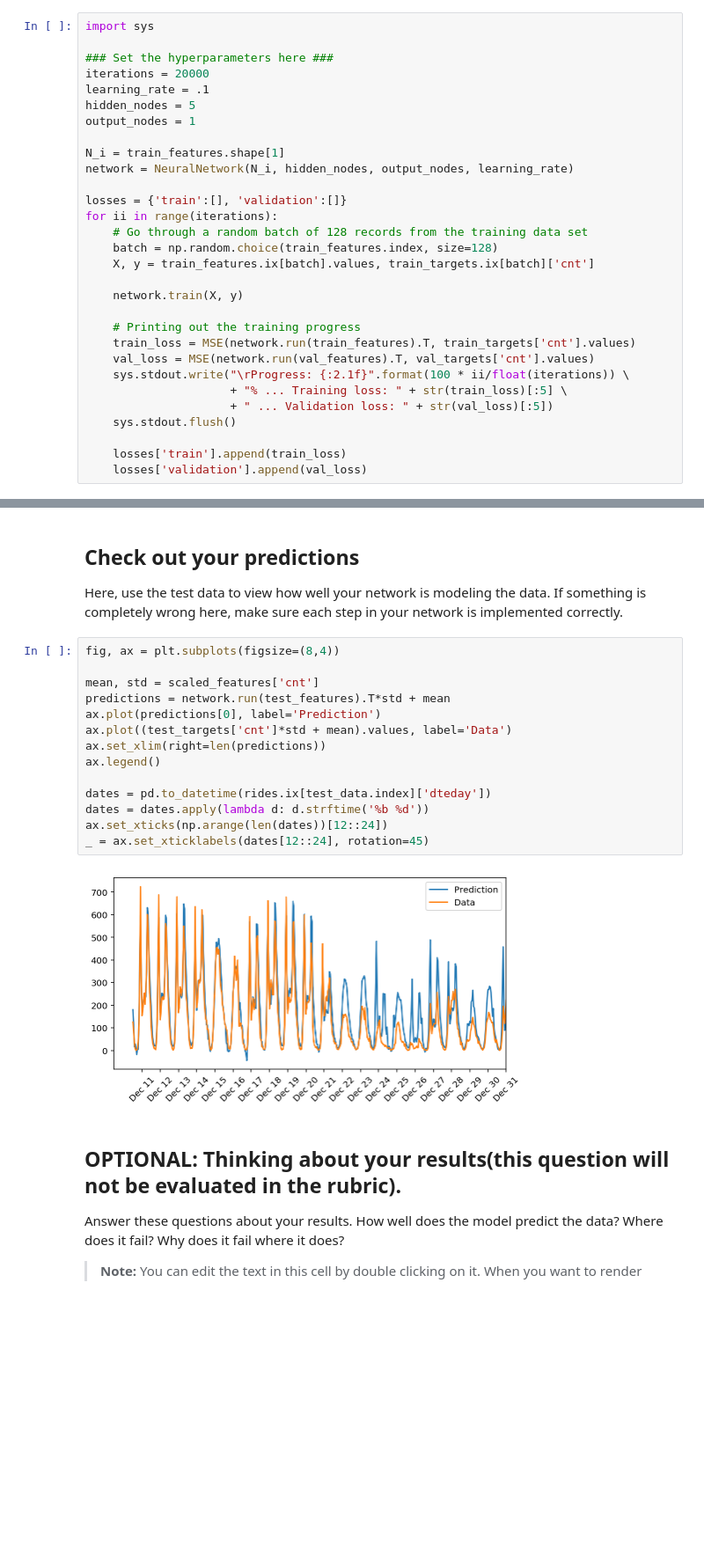
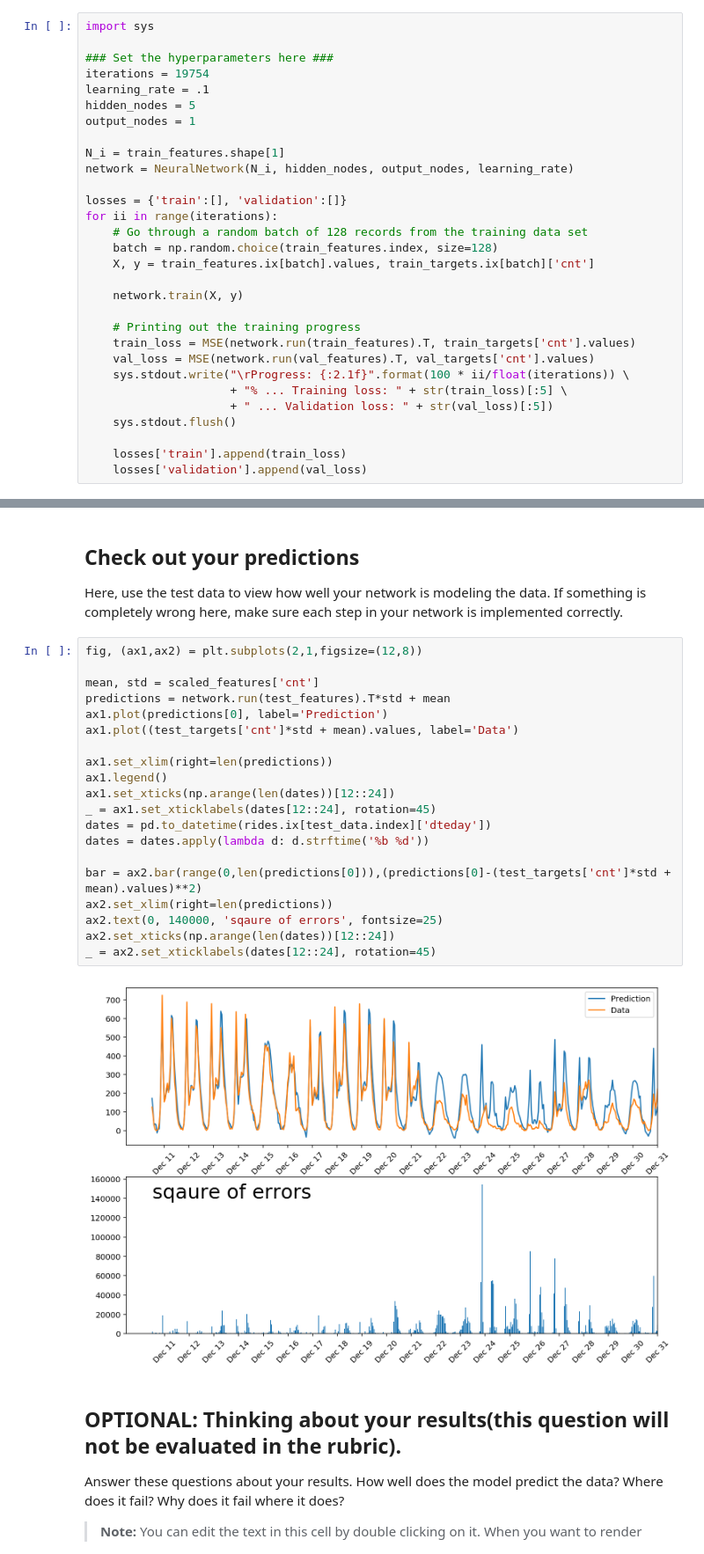
Before and after one commit to bijanfallah/Bicycle_sharing, a Jupyter notebook: Your_first_neural_network.ipynb, the cells around one changed output, grey strips where cells are left out. Shown: that part at 88% size. Cells and saved outputs as stored; diff of their text form; blank space fills up the shorter version.

```diff
--- a/Your_first_neural_network.ipynb
+++ b/Your_first_neural_network.ipynb
@@ -303,7 +303,7 @@ The more hidden nodes you have, the more accurate predictions the model will mak
 import sys
 
 ### Set the hyperparameters here ###
-iterations = 20000
+iterations = 19754
 learning_rate = .1
 hidden_nodes = 5
 output_nodes = 1
@@ -353,21 +357,27 @@ _ = plt.ylim()
 
 Here, use the test data to view how well your network is modeling the data. If something is completely wrong here, make sure each step in your network is implemented correctly.
 # %%
-fig, ax = plt.subplots(figsize=(8,4))
+fig, (ax1,ax2) = plt.subplots(2,1,figsize=(12,8))
 
 mean, std = scaled_features['cnt']
 predictions = network.run(test_features).T*std + mean
-ax.plot(predictions[0], label='Prediction')
-ax.plot((test_targets['cnt']*std + mean).values, label='Data')
-ax.set_xlim(right=len(predictions))
-ax.legend()
+ax1.plot(predictions[0], label='Prediction')
+ax1.plot((test_targets['cnt']*std + mean).values, label='Data')
 
+ax1.set_xlim(right=len(predictions))
+ax1.legend()
+ax1.set_xticks(np.arange(len(dates))[12::24])
+_ = ax1.set_xticklabels(dates[12::24], rotation=45)
 dates = pd.to_datetime(rides.ix[test_data.index]['dteday'])
 dates = dates.apply(lambda d: d.strftime('%b %d'))
-ax.set_xticks(np.arange(len(dates))[12::24])
-_ = ax.set_xticklabels(dates[12::24], rotation=45)
+
+bar = ax2.bar(range(0,len(predictions[0])),(predictions[0]-(test_targets['cnt']*std + mean).values)**2)
+ax2.set_xlim(right=len(predictions))
+ax2.text(0, 140000, 'sqaure of errors', fontsize=25)
+ax2.set_xticks(np.arange(len(dates))[12::24])
+_ = ax2.set_xticklabels(dates[12::24], rotation=45)
 # %% [output]
-[figure, old version]
+[figure, new version]
 # %% [markdown]
 ## OPTIONAL: Thinking about your results(this question will not be evaluated in the rubric).
 
```
Also changed, not shown: parts of 3 cells of this notebook, 1 other file.
